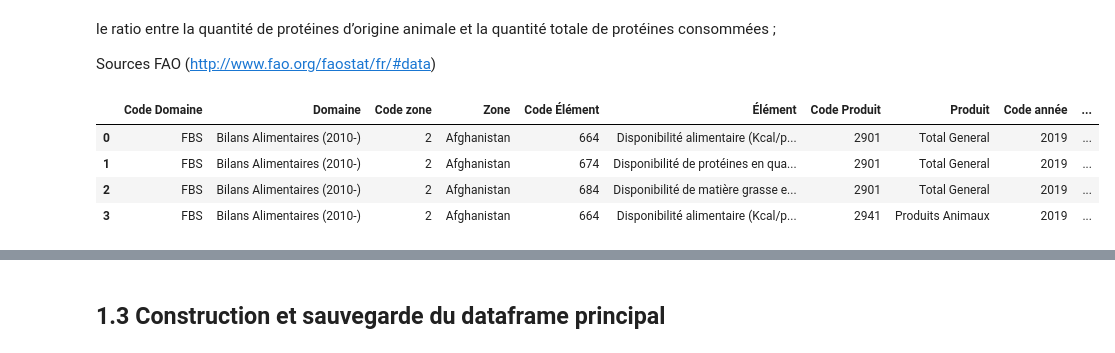
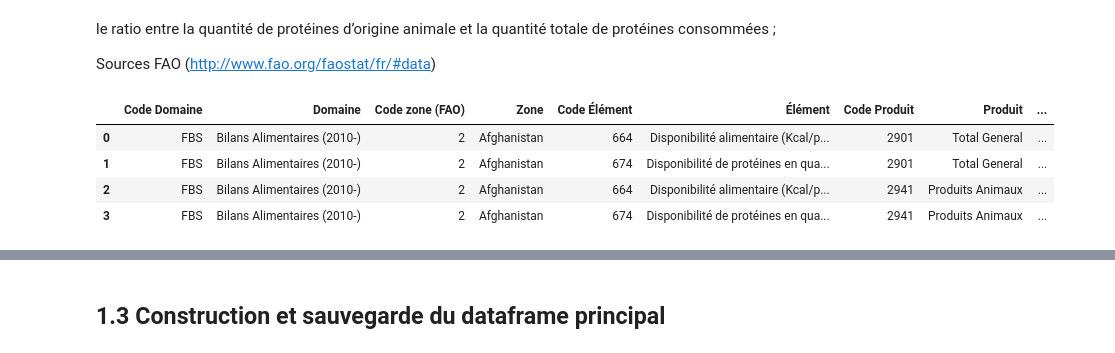
Before and after one commit to ROWAIDAK/ROWAIDAK-P5_Produisez-une-tude-de-march, a Jupyter notebook: P5_01 dendogramme-Copy1.ipynb, the cells around one changed output, grey strips where cells are left out. Drawn from its saved outputs; the diff is of its cells as text; code cells hidden in the pictures.

```diff
--- a/P5_01 dendogramme-Copy1.ipynb
+++ b/P5_01 dendogramme-Copy1.ipynb
@@ -148,12 +180,12 @@ le ratio entre la quantité de protéines d’origine animale et la quantité to
 
 Sources FAO (http://www.fao.org/faostat/fr/#data)
 # %%
-df_dispo_alimentaire = pd.read_csv('datas/FAOSTAT_data.csv', header=0, sep=",", decimal=".")
+df_dispo_alimentaire = pd.read_csv('datas/les bilans alimentaires 2019.csv', header=0, sep=",", decimal=".")
 df_dispo_alimentaire.head(4)
 # %% [output]
-|  | Code Domaine | Domaine | Code zone | Zone | Code Élément | Élément | Code Produit | Produit | Code année | ... |
-| 0 | FBS | Bilans Alimentaires (2010-) | 2 | Afghanistan | 664 | Disponibilité alimentaire (Kcal/p... | 2901 | Total General | 2019 | ... |
-| 1 | FBS | Bilans Alimentaires (2010-) | 2 | Afghanistan | 674 | Disponibilité de protéines en qua... | 2901 | Total General | 2019 | ... |
-| 2 | FBS | Bilans Alimentaires (2010-) | 2 | Afghanistan | 684 | Disponibilité de matière grasse e... | 2901 | Total General | 2019 | ... |
-| 3 | FBS | Bilans Alimentaires (2010-) | 2 | Afghanistan | 664 | Disponibilité alimentaire (Kcal/p... | 2941 | Produits Animaux | 2019 | ... |
+|  | Code Domaine | Domaine | Code zone (FAO) | Zone | Code Élément | Élément | Code Produit | Produit | ... |
+| 0 | FBS | Bilans Alimentaires (2010-) | 2 | Afghanistan | 664 | Disponibilité alimentaire (Kcal/p... | 2901 | Total General | ... |
+| 1 | FBS | Bilans Alimentaires (2010-) | 2 | Afghanistan | 674 | Disponibilité de protéines en qua... | 2901 | Total General | ... |
+| 2 | FBS | Bilans Alimentaires (2010-) | 2 | Afghanistan | 664 | Disponibilité alimentaire (Kcal/p... | 2941 | Produits Animaux | ... |
+| 3 | FBS | Bilans Alimentaires (2010-) | 2 | Afghanistan | 674 | Disponibilité de protéines en qua... | 2941 | Produits Animaux | ... |
 # %%
```
Also changed, not shown: parts of 18 cells of this notebook.
